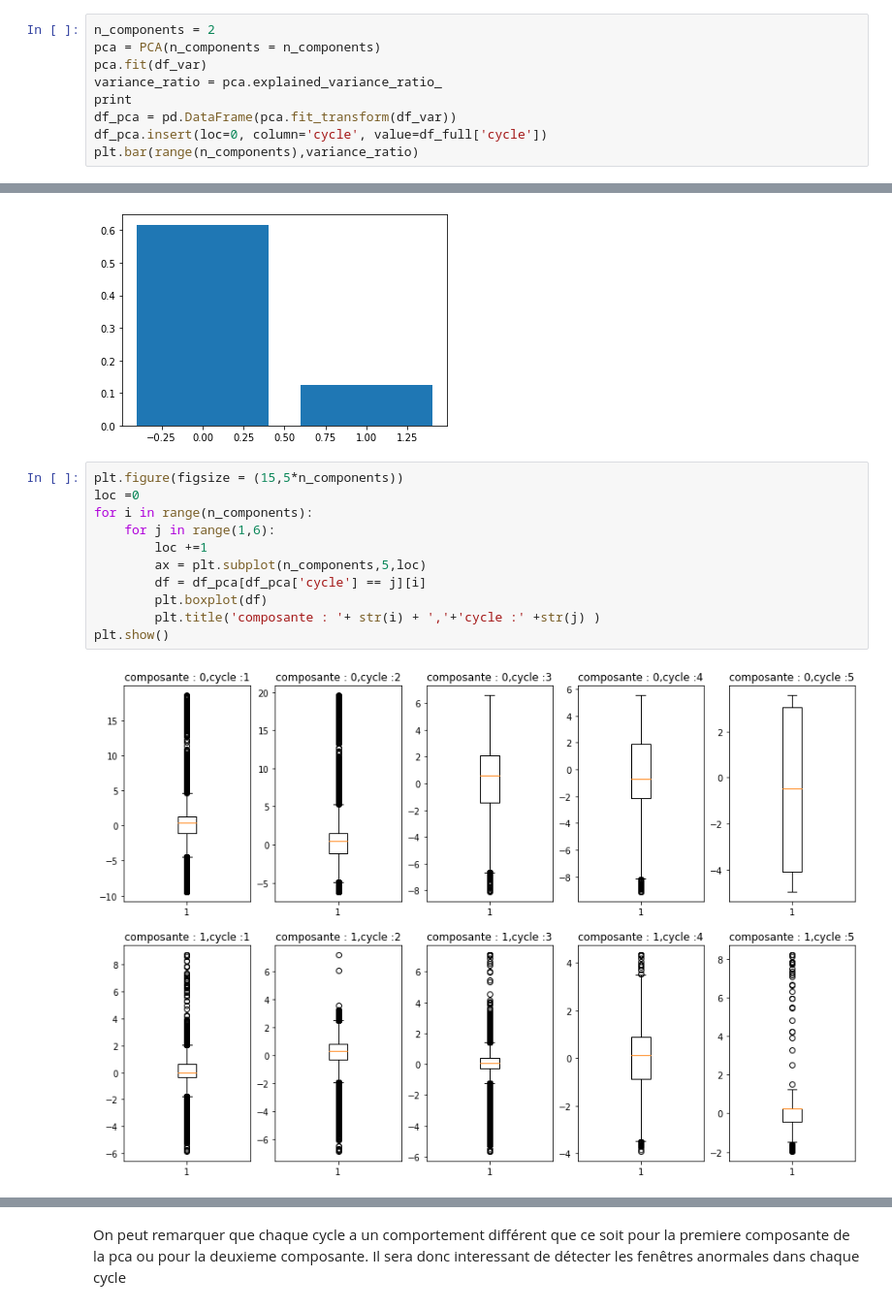
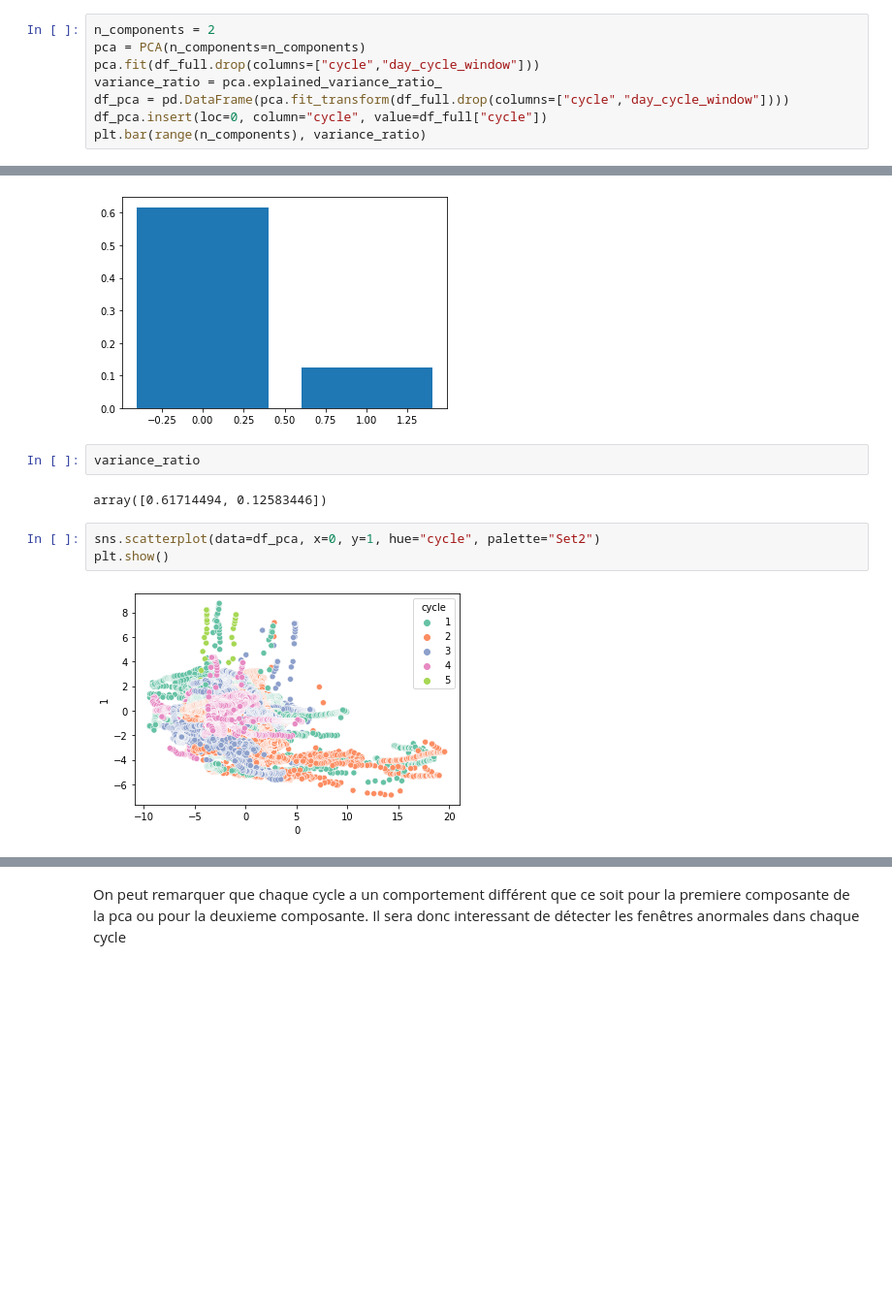
Before and after one commit to Rico-le-champion/anomaly_detection, a Jupyter notebook: notebooks/Untitled.ipynb, the cells around one changed output, grey strips where cells are left out. Shown at 97% size. Drawn from its saved outputs; the diff is of its cells as text; blank space fills up the shorter version.

```diff
--- a/notebooks/Untitled.ipynb
+++ b/notebooks/Untitled.ipynb
@@ -116,25 +59,20 @@ df_var
 # %%
 n_components = 2
-pca = PCA(n_components = n_components)
-pca.fit(df_var)
+pca = PCA(n_components=n_components)
+pca.fit(df_full.drop(columns=["cycle","day_cycle_window"]))
 variance_ratio = pca.explained_variance_ratio_
-print
-df_pca = pd.DataFrame(pca.fit_transform(df_var))
-df_pca.insert(loc=0, column='cycle', value=df_full['cycle'])
-plt.bar(range(n_components),variance_ratio)
+df_pca = pd.DataFrame(pca.fit_transform(df_full.drop(columns=["cycle","day_cycle_window"])))
+df_pca.insert(loc=0, column="cycle", value=df_full["cycle"])
+plt.bar(range(n_components), variance_ratio)
 # %% [output]
 <BarContainer object of 2 artists>
 [figure]
-# %%
-plt.figure(figsize = (15,5*n_components))
-loc =0
-for i in range(n_components):
-    for j in range(1,6):
-        loc +=1
-        ax = plt.subplot(n_components,5,loc)
-        df = df_pca[df_pca['cycle'] == j][i]
-        plt.boxplot(df)
-        plt.title('composante : '+ str(i) + ','+'cycle :' +str(j) )
-plt.show()
-# %% [output]
-[figure, removed]
+# %%
+variance_ratio
+# %% [output]
+array([0.61714494, 0.12583446])
+# %%
+sns.scatterplot(data=df_pca, x=0, y=1, hue="cycle", palette="Set2")
+plt.show()
+# %% [output]
+[figure, added]
```
Also changed, not shown: parts of 40 cells of this notebook, 1 other file.
